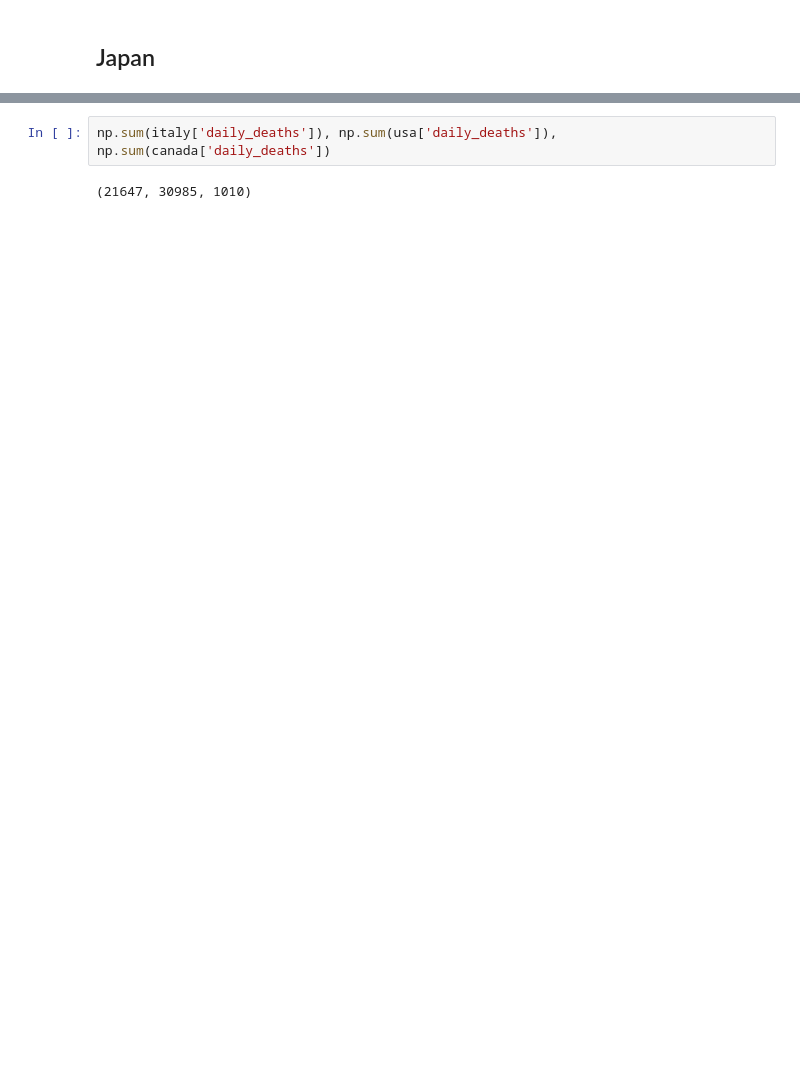
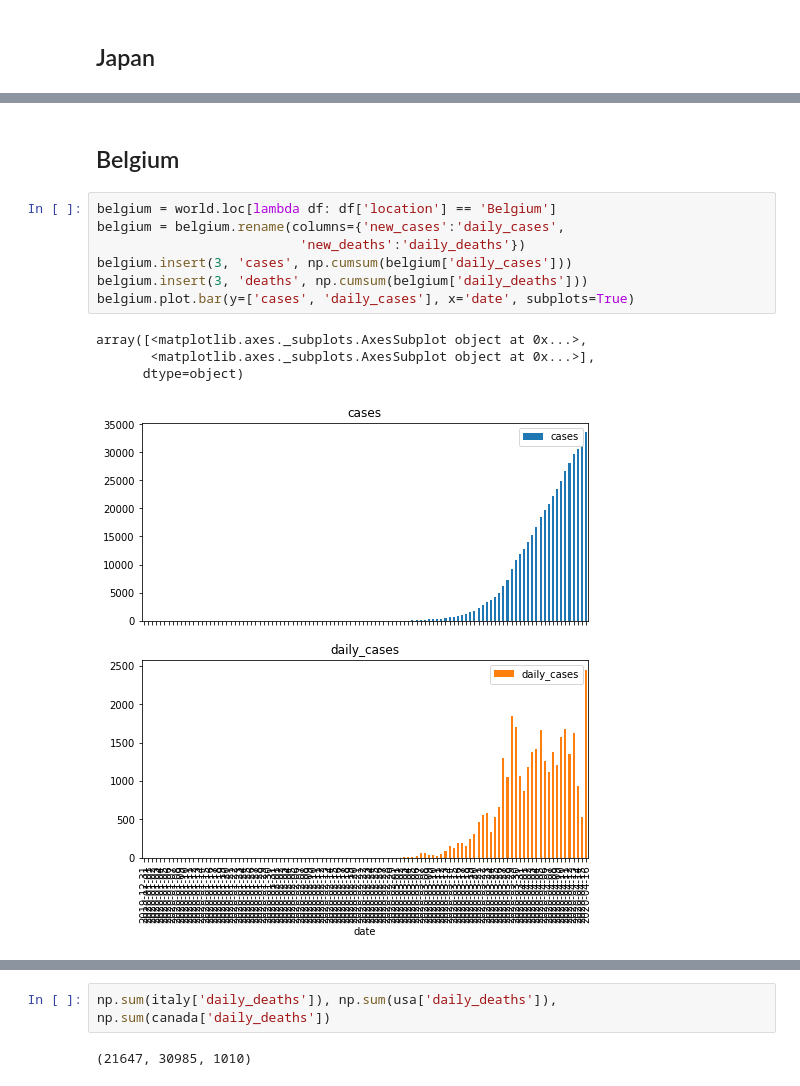
Before and after one commit to jonathan-taylor/covid-19-data, a Jupyter notebook: World.ipynb, the cells around one changed output, grey strips where cells are left out. Saved outputs shown, nothing was run; the diff lists cells and outputs as text; blank space fills up the shorter version.

Commit message:
added belgium

```diff
--- a/World.ipynb
+++ b/World.ipynb
@@ -165,0 +166,14 @@ array([<matplotlib.axes._subplots.AxesSubplot object at 0x...>,
+# %% [markdown]
+## Belgium
+# %%
+belgium = world.loc[lambda df: df['location'] == 'Belgium']
+belgium = belgium.rename(columns={'new_cases':'daily_cases',
+                          'new_deaths':'daily_deaths'})
+belgium.insert(3, 'cases', np.cumsum(belgium['daily_cases']))
+belgium.insert(3, 'deaths', np.cumsum(belgium['daily_deaths']))
+belgium.plot.bar(y=['cases', 'daily_cases'], x='date', subplots=True)
+# %% [output]
+array([<matplotlib.axes._subplots.AxesSubplot object at 0x...>,
+       <matplotlib.axes._subplots.AxesSubplot object at 0x...>],
+      dtype=object)
+[figure, added]
```
Also changed, not shown: parts of 11 cells of this notebook, 1 other file.
